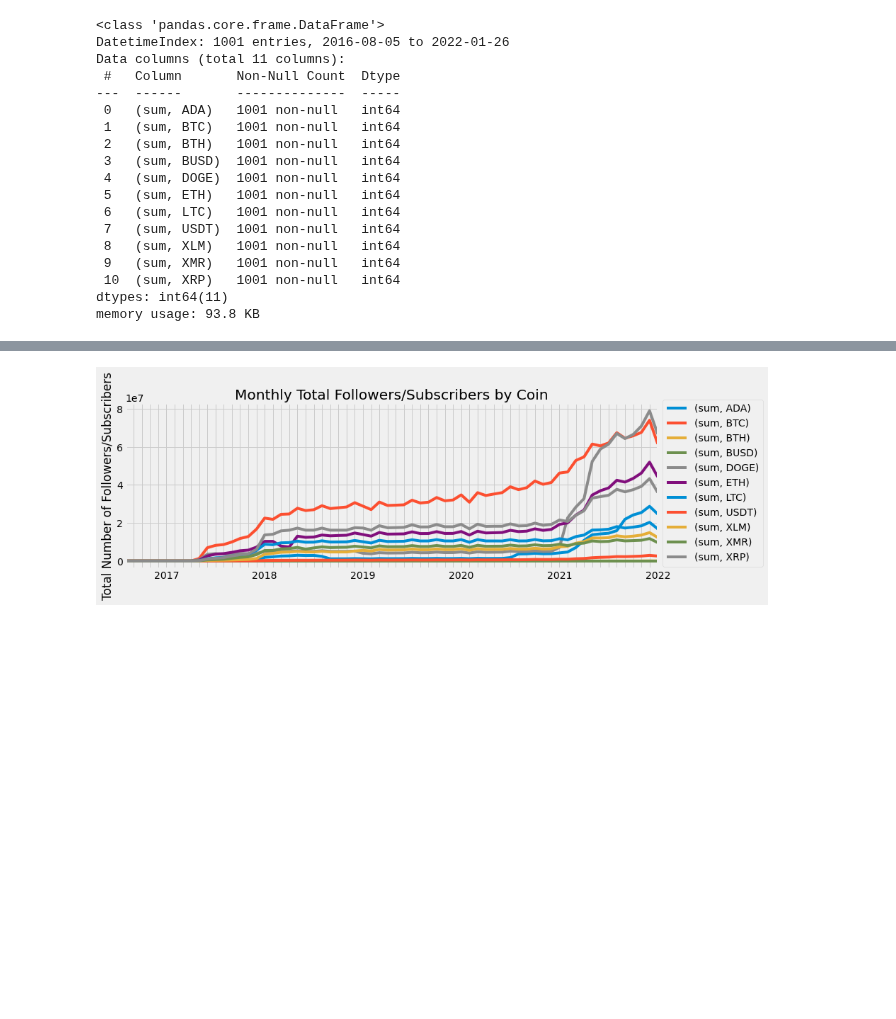
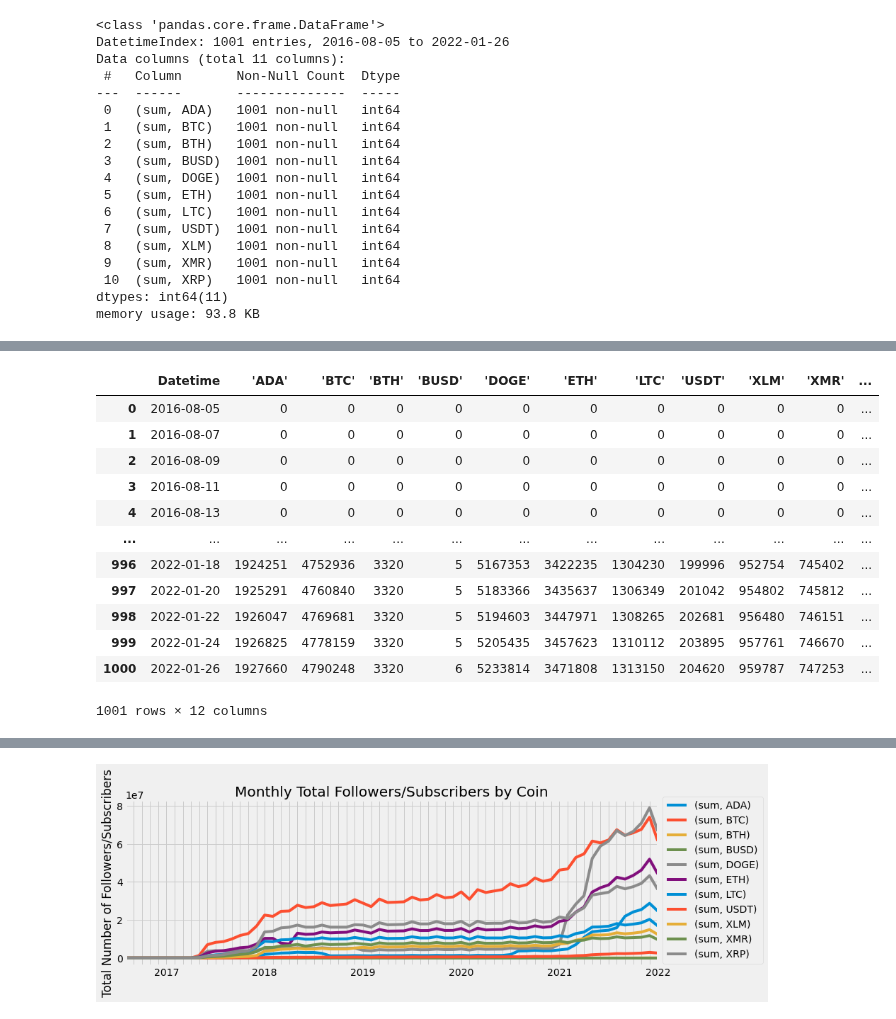
Before and after one commit to LaviJ/Cryptocurrency-Analysis, a Jupyter notebook: Database/Seg2_LJ/Fetch_API_Cryptocompare_Social_stats_data.ipynb, the cells around one changed output, grey strips where cells are left out. Cells and saved outputs as stored; diff of their text form; code cells hidden in the pictures; blank space fills up the shorter version.

```diff
--- a/Database/Seg2_LJ/Fetch_API_Cryptocompare_Social_stats_data.ipynb
+++ b/Database/Seg2_LJ/Fetch_API_Cryptocompare_Social_stats_data.ipynb
@@ -397,3 +511,6 @@ Data columns (total 11 columns):
  10  (sum, XRP)   1001 non-null   int64
 dtypes: int64(11)
 memory usage: 93.8 KB
+# %%
+flattened = pd.DataFrame(pivot1_table_df.to_records())
+flattened
@@ -399,0 +531,21 @@ memory usage: 93.8 KB
+# %%
+flattened.columns = [hdr.replace("('sum', ", " ").replace(")", "") \
+                     for hdr in flattened.columns]
+flattened.columns = [hdr.replace("('', ", " ").replace(")", "") \
+                     for hdr in flattened.columns]
+# %%
+flattened
+# %% [output]
+|  | Datetime | 'ADA' | 'BTC' | 'BTH' | 'BUSD' | 'DOGE' | 'ETH' | 'LTC' | 'USDT' | 'XLM' | 'XMR' | ... |
+| 0 | 2016-08-05 | 0 | 0 | 0 | 0 | 0 | 0 | 0 | 0 | 0 | 0 | ... |
+| 1 | 2016-08-07 | 0 | 0 | 0 | 0 | 0 | 0 | 0 | 0 | 0 | 0 | ... |
+| 2 | 2016-08-09 | 0 | 0 | 0 | 0 | 0 | 0 | 0 | 0 | 0 | 0 | ... |
+| 3 | 2016-08-11 | 0 | 0 | 0 | 0 | 0 | 0 | 0 | 0 | 0 | 0 | ... |
+| 4 | 2016-08-13 | 0 | 0 | 0 | 0 | 0 | 0 | 0 | 0 | 0 | 0 | ... |
+| ... | ... | ... | ... | ... | ... | ... | ... | ... | ... | ... | ... | ... |
+| 996 | 2022-01-18 | 1924251 | 4752936 | 3320 | 5 | 5167353 | 3422235 | 1304230 | 199996 | 952754 | 745402 | ... |
+| 997 | 2022-01-20 | 1925291 | 4760840 | 3320 | 5 | 5183366 | 3435637 | 1306349 | 201042 | 954802 | 745812 | ... |
+| 998 | 2022-01-22 | 1926047 | 4769681 | 3320 | 5 | 5194603 | 3447971 | 1308265 | 202681 | 956480 | 746151 | ... |
+| 999 | 2022-01-24 | 1926825 | 4778159 | 3320 | 5 | 5205435 | 3457623 | 1310112 | 203895 | 957761 | 746670 | ... |
+| 1000 | 2022-01-26 | 1927660 | 4790248 | 3320 | 6 | 5233814 | 3471808 | 1313150 | 204620 | 959787 | 747253 | ... |
+1001 rows × 12 columns
```
Also changed, not shown: parts of 21 cells of this notebook, 33 other files.
